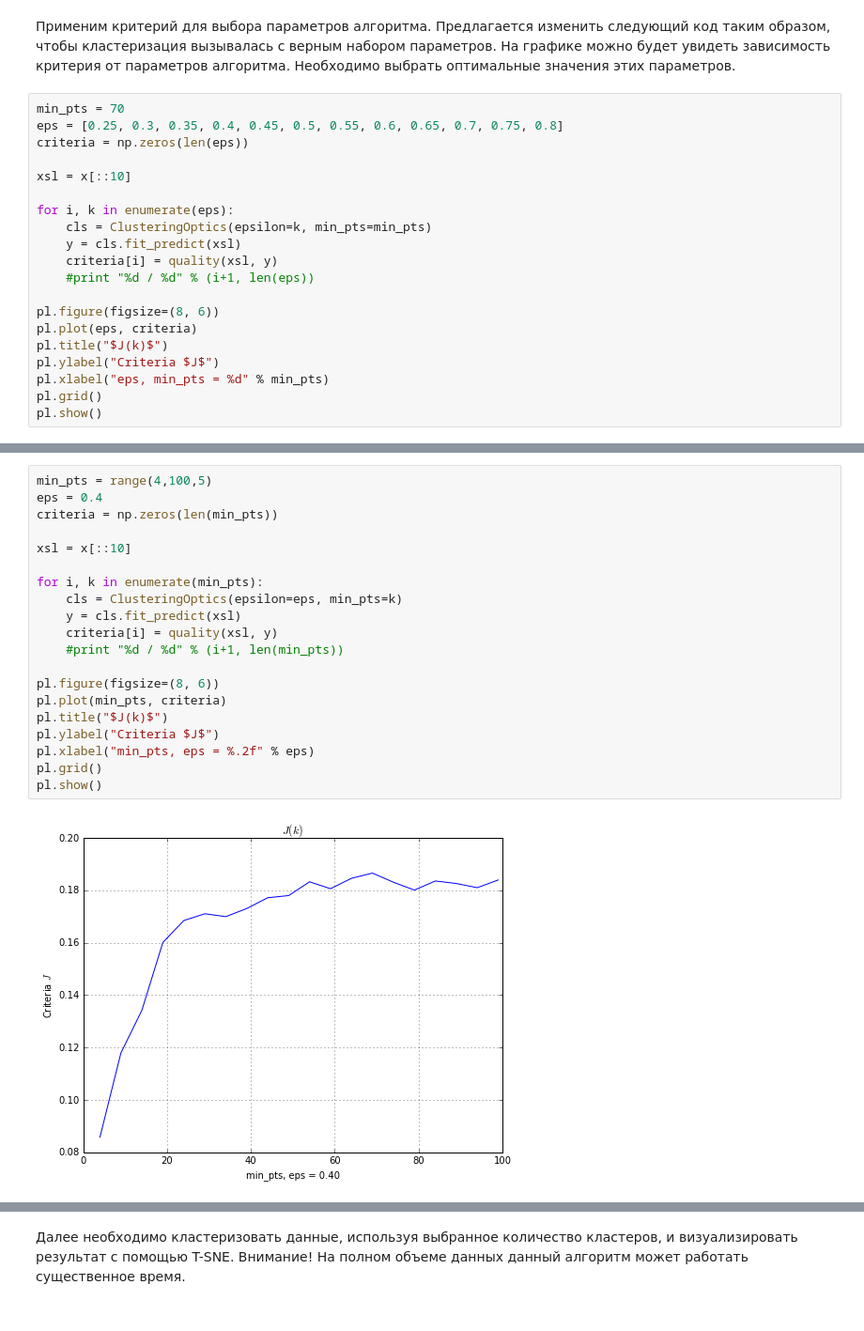
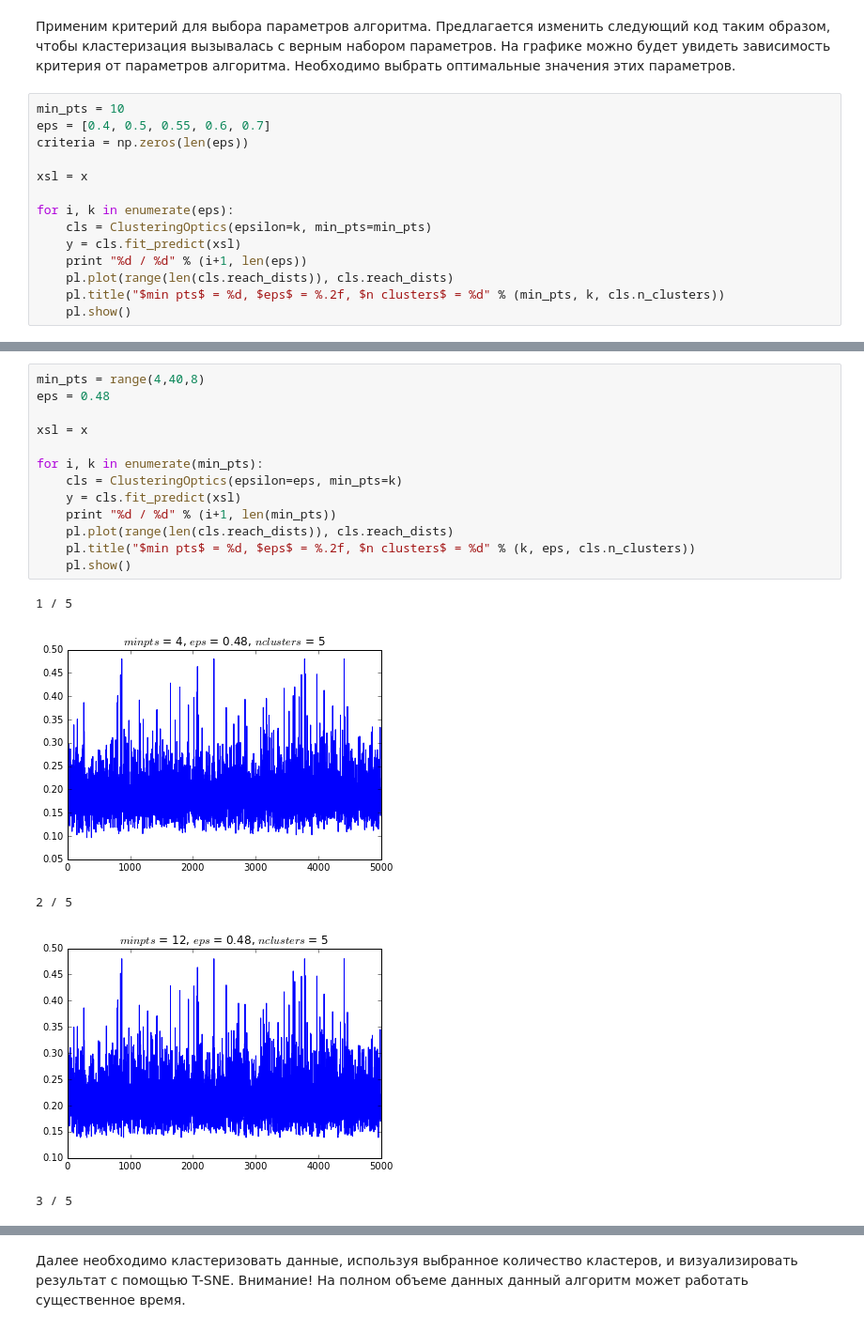
Before and after one commit to mihanlg/data_mining, a Jupyter notebook: hw3/homework-3-st.ipynb, the cells around one changed output, grey strips where cells are left out. Shown: that part at 94% size. Cells and saved outputs as stored; diff of their text form.

```diff
--- a/hw3/homework-3-st.ipynb
+++ b/hw3/homework-3-st.ipynb
@@ -235,23 +225,17 @@ def quality(x, y):
 # %% [markdown]
 Применим критерий для выбора параметров алгоритма. Предлагается изменить следующий код таким образом, чтобы кластеризация вызывалась с верным набором параметров. На графике можно будет увидеть зависимость критерия от параметров алгоритма. Необходимо выбрать оптимальные значения этих параметров.
 # %%
-min_pts = 70
-eps = [0.25, 0.3, 0.35, 0.4, 0.45, 0.5, 0.55, 0.6, 0.65, 0.7, 0.75, 0.8]
+min_pts = 10
+eps = [0.4, 0.5, 0.55, 0.6, 0.7]
 criteria = np.zeros(len(eps))
 
-xsl = x[::10]
+xsl = x
 
 for i, k in enumerate(eps):
     cls = ClusteringOptics(epsilon=k, min_pts=min_pts)
     y = cls.fit_predict(xsl)
-    criteria[i] = quality(xsl, y)
-    #print "%d / %d" % (i+1, len(eps))
-
-pl.figure(figsize=(8, 6))
-pl.plot(eps, criteria)
-pl.title("$J(k)$")
-pl.ylabel("Criteria $J$")
-pl.xlabel("eps, min_pts = %d" % min_pts)
-pl.grid()
-pl.show()
+    print "%d / %d" % (i+1, len(eps))
+    pl.plot(range(len(cls.reach_dists)), cls.reach_dists)
+    pl.title("$min pts$ = %d, $eps$ = %.2f, $n clusters$ = %d" % (min_pts, k, cls.n_clusters))
+    pl.show()
 # %% [output]
@@ -259,22 +252,19 @@ pl.show()
 # %%
-min_pts = range(4,100,5)
-eps = 0.4
-criteria = np.zeros(len(min_pts))
+min_pts = range(4,40,8)
+eps = 0.48
 
-xsl = x[::10]
+xsl = x
 
 for i, k in enumerate(min_pts):
     cls = ClusteringOptics(epsilon=eps, min_pts=k)
     y = cls.fit_predict(xsl)
-    criteria[i] = quality(xsl, y)
-    #print "%d / %d" % (i+1, len(min_pts))
-
-pl.figure(figsize=(8, 6))
-pl.plot(min_pts, criteria)
-pl.title("$J(k)$")
-pl.ylabel("Criteria $J$")
-pl.xlabel("min_pts, eps = %.2f" % eps)
-pl.grid()
-pl.show()
+    print "%d / %d" % (i+1, len(min_pts))
+    pl.plot(range(len(cls.reach_dists)), cls.reach_dists)
+    pl.title("$min pts$ = %d, $eps$ = %.2f, $n clusters$ = %d" % (k, eps, cls.n_clusters))
+    pl.show()
 # %% [output]
+1 / 5
-[figure, old version]
+[figure, new version]
+2 / 5
+[figure, added]
+3 / 5
```
Also changed, not shown: parts of 13 cells of this notebook, 4 other files.
